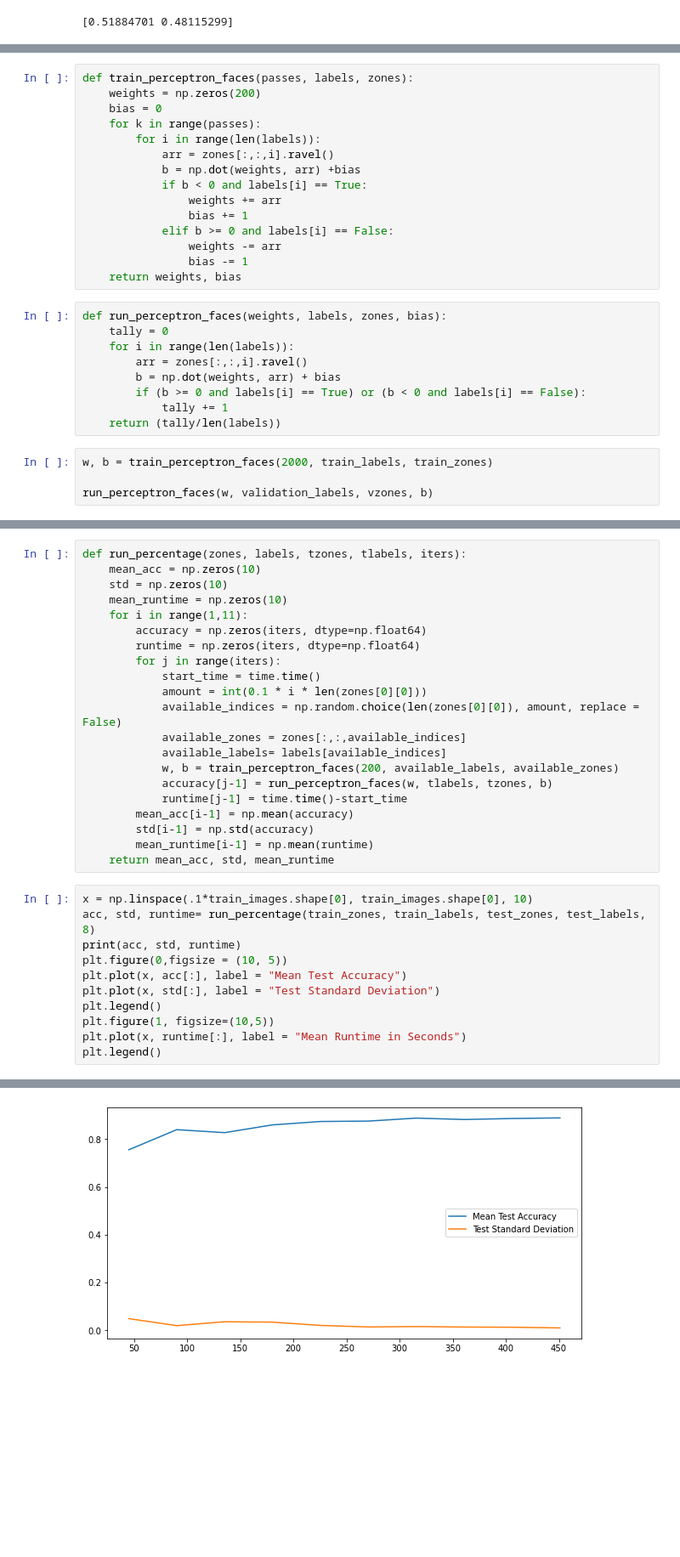
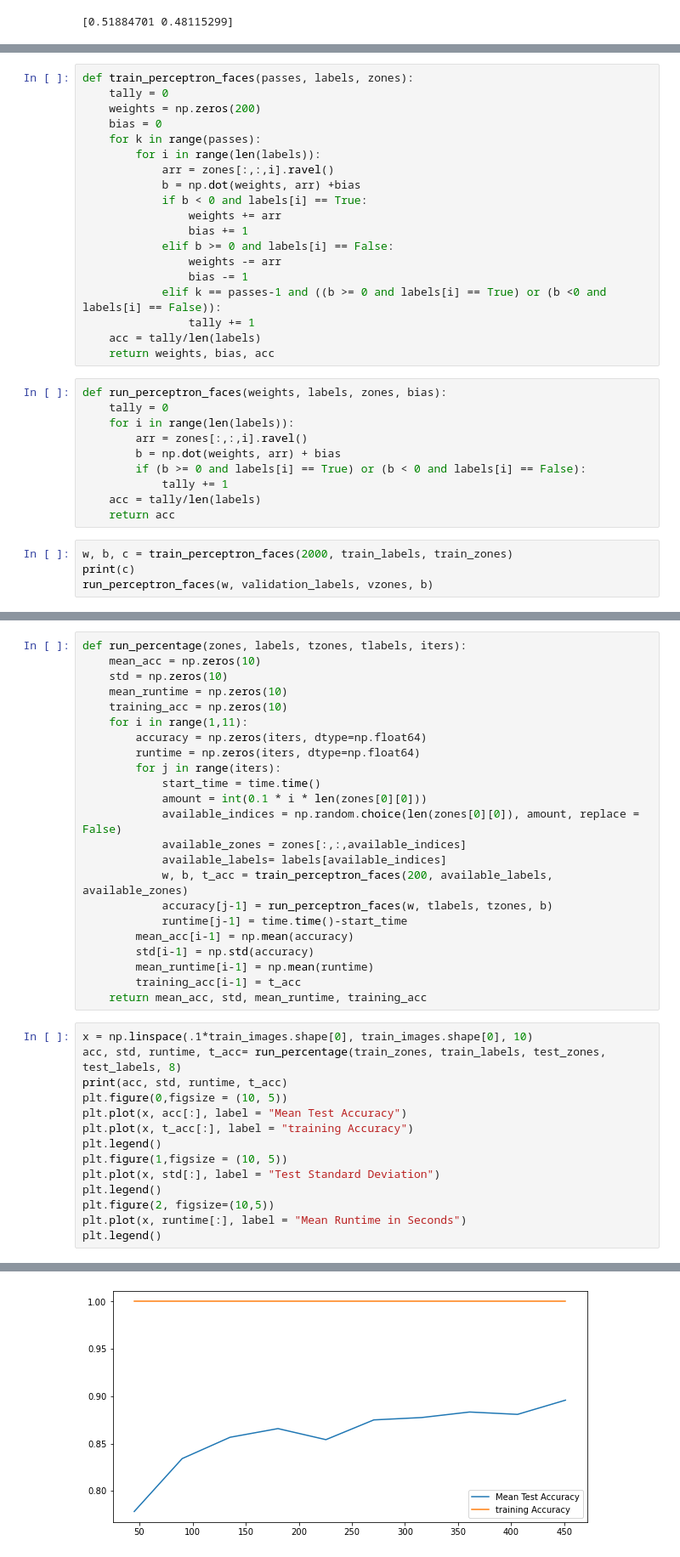
Before and after one commit to DuncanJWood/AI_face_and_digit_classification, a Jupyter notebook: Perceptron_faces.ipynb, the cells around one changed output, grey strips where cells are left out. Shown at 85% size. Drawn from its saved outputs; the diff is of its cells as text; blank space fills up the shorter version.

```diff
--- a/Perceptron_faces.ipynb
+++ b/Perceptron_faces.ipynb
@@ -30,6 +30,7 @@ tdst = cv2.filter2D(src = timages, ddepth = -1, kernel = kernel, anchor = (0,0))
 test_zones = tdst[::7,::3,:]
 # %%
 def train_perceptron_faces(passes, labels, zones):
+    tally = 0
     weights = np.zeros(200)
     bias = 0
     for k in range(passes):
@@ -42,7 +43,10 @@ def train_perceptron_faces(passes, labels, zones):
             elif b >= 0 and labels[i] == False:
                 weights -= arr
                 bias -= 1
-    return weights, bias
+            elif k == passes-1 and ((b >= 0 and labels[i] == True) or (b <0 and labels[i] == False)):
+                tally += 1
+    acc = tally/len(labels)
+    return weights, bias, acc
 # %%
 def run_perceptron_faces(weights, labels, zones, bias):
     tally = 0
@@ -51,9 +55,10 @@ def run_perceptron_faces(weights, labels, zones, bias):
         b = np.dot(weights, arr) + bias
         if (b >= 0 and labels[i] == True) or (b < 0 and labels[i] == False):
             tally += 1
-    return (tally/len(labels))
+    acc = tally/len(labels)
+    return acc
 # %%
-w, b = train_perceptron_faces(2000, train_labels, train_zones)
-
+w, b, c = train_perceptron_faces(2000, train_labels, train_zones)
+print(c)
 run_perceptron_faces(w, validation_labels, vzones, b)
 # %% [output]
@@ -63,6 +69,7 @@ def run_percentage(zones, labels, tzones, tlabels, iters):
     mean_acc = np.zeros(10)
     std = np.zeros(10)
     mean_runtime = np.zeros(10)
+    training_acc = np.zeros(10)
     for i in range(1,11):
         accuracy = np.zeros(iters, dtype=np.float64)
         runtime = np.zeros(iters, dtype=np.float64)
@@ -72,22 +79,26 @@ def run_percentage(zones, labels, tzones, tlabels, iters):
             available_indices = np.random.choice(len(zones[0][0]), amount, replace = False)
             available_zones = zones[:,:,available_indices]
             available_labels= labels[available_indices]
-            w, b = train_perceptron_faces(200, available_labels, available_zones)
+            w, b, t_acc = train_perceptron_faces(200, available_labels, available_zones)
             accuracy[j-1] = run_perceptron_faces(w, tlabels, tzones, b)
             runtime[j-1] = time.time()-start_time
         mean_acc[i-1] = np.mean(accuracy)
         std[i-1] = np.std(accuracy)
         mean_runtime[i-1] = np.mean(runtime)
-    return mean_acc, std, mean_runtime
+        training_acc[i-1] = t_acc
+    return mean_acc, std, mean_runtime, training_acc
 # %%
 x = np.linspace(.1*train_images.shape[0], train_images.shape[0], 10)
-acc, std, runtime= run_percentage(train_zones, train_labels, test_zones, test_labels, 8)
-print(acc, std, runtime)
+acc, std, runtime, t_acc= run_percentage(train_zones, train_labels, test_zones, test_labels, 8)
+print(acc, std, runtime, t_acc)
 plt.figure(0,figsize = (10, 5))
 plt.plot(x, acc[:], label = "Mean Test Accuracy")
+plt.plot(x, t_acc[:], label = "training Accuracy")
+plt.legend()
+plt.figure(1,figsize = (10, 5))
 plt.plot(x, std[:], label = "Test Standard Deviation")
 plt.legend()
-plt.figure(1, figsize=(10,5))
+plt.figure(2, figsize=(10,5))
 plt.plot(x, runtime[:], label = "Mean Runtime in Seconds")
 plt.legend()
 # %% [output]
@@ -98,2 +109,2 @@ plt.legend()
 <matplotlib.legend.Legend at 0x...>
-[figure, old version]
+[figure, new version]
```
Also changed, not shown: parts of 4 cells of this notebook.
